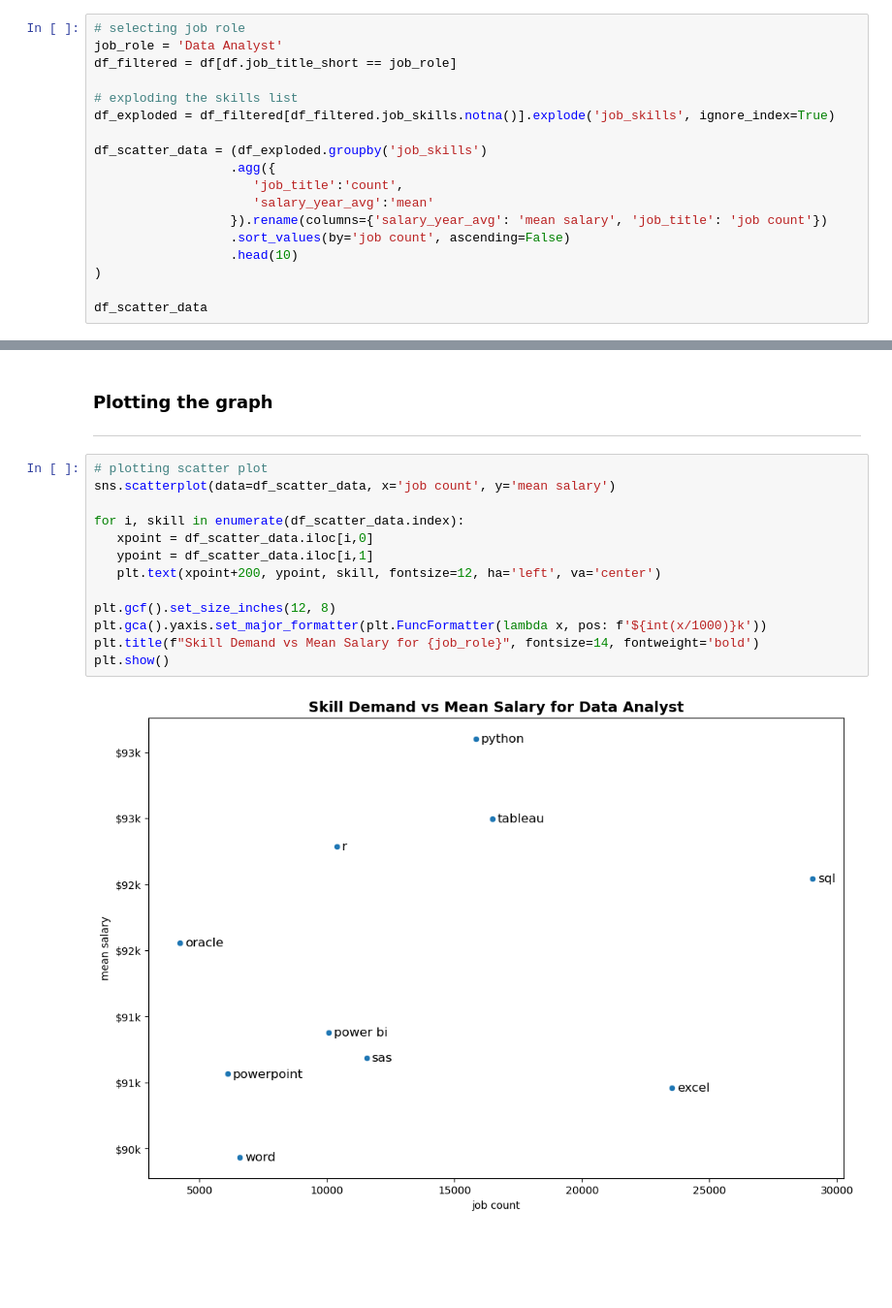
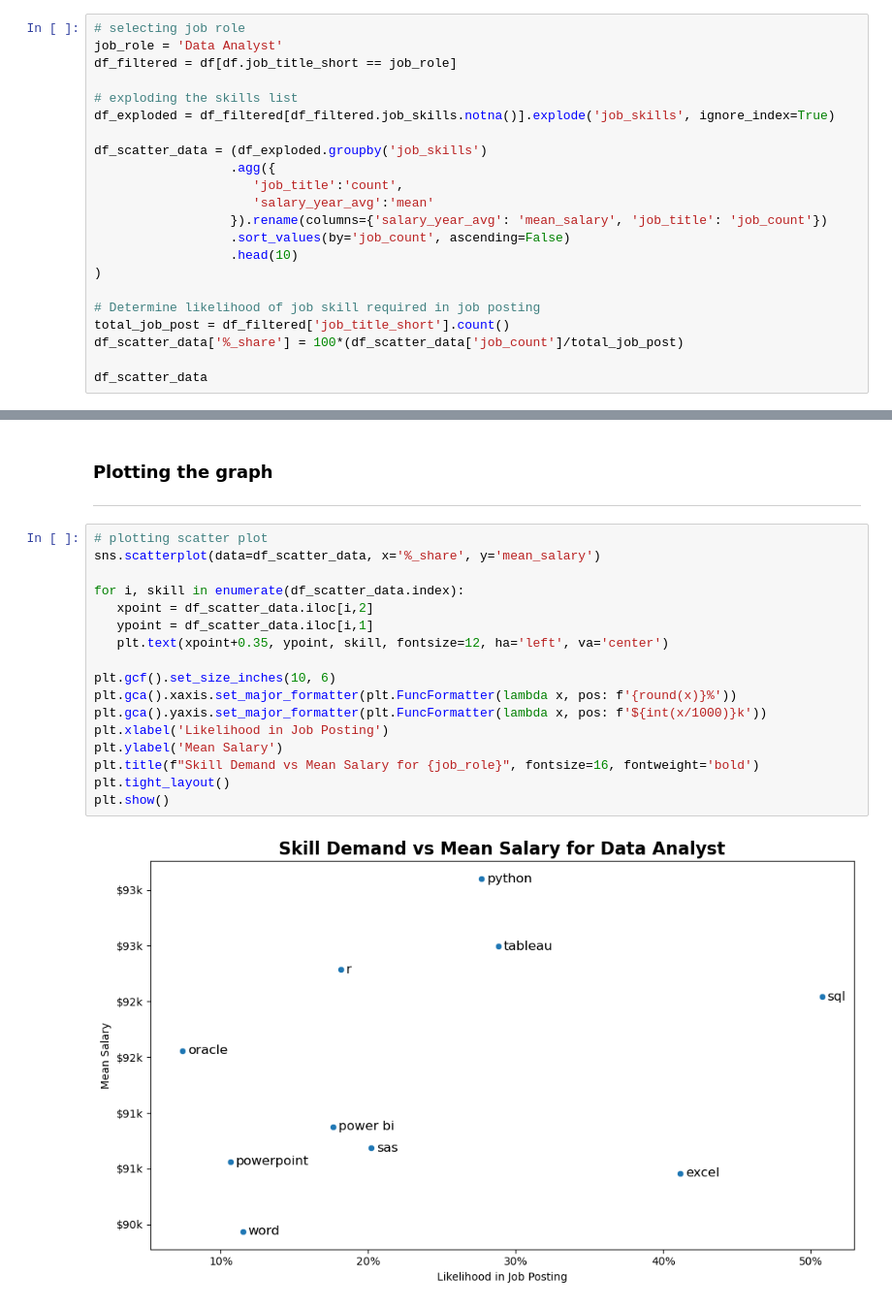
Before and after one commit to avinashchoudhary2004/Data-Professionals-Job-Market-Insights, a Jupyter notebook: 5_Most_Optimal_Skills.ipynb, the cells around one changed output, grey strips where cells are left out. Shown at 97% size. Cells and saved outputs as stored; diff of their text form; blank space fills up the shorter version.

```diff
--- a/5_Most_Optimal_Skills.ipynb
+++ b/5_Most_Optimal_Skills.ipynb
@@ -53,10 +53,14 @@ df_scatter_data = (df_exploded.groupby('job_skills')
                   .agg({
                      'job_title':'count',
                      'salary_year_avg':'mean'
-                  }).rename(columns={'salary_year_avg': 'mean salary', 'job_title': 'job count'})
-                  .sort_values(by='job count', ascending=False)
+                  }).rename(columns={'salary_year_avg': 'mean_salary', 'job_title': 'job_count'})
+                  .sort_values(by='job_count', ascending=False)
                   .head(10)
 )
 
+# Determine likelihood of job skill required in job posting
+total_job_post = df_filtered['job_title_short'].count()
+df_scatter_data['%_share'] = 100*(df_scatter_data['job_count']/total_job_post)
+
 df_scatter_data
 # %% [output]
@@ -77,16 +81,20 @@ df_scatter_data
 <hr>
 # %%
 # plotting scatter plot
-sns.scatterplot(data=df_scatter_data, x='job count', y='mean salary')
+sns.scatterplot(data=df_scatter_data, x='%_share', y='mean_salary')
 
 for i, skill in enumerate(df_scatter_data.index):
-   xpoint = df_scatter_data.iloc[i,0]
+   xpoint = df_scatter_data.iloc[i,2]
    ypoint = df_scatter_data.iloc[i,1]
-   plt.text(xpoint+200, ypoint, skill, fontsize=12, ha='left', va='center')
+   plt.text(xpoint+0.35, ypoint, skill, fontsize=12, ha='left', va='center')
 
-plt.gcf().set_size_inches(12, 8)
+plt.gcf().set_size_inches(10, 6)
+plt.gca().xaxis.set_major_formatter(plt.FuncFormatter(lambda x, pos: f'{round(x)}%'))
 plt.gca().yaxis.set_major_formatter(plt.FuncFormatter(lambda x, pos: f'${int(x/1000)}k'))
-plt.title(f"Skill Demand vs Mean Salary for {job_role}", fontsize=14, fontweight='bold')
+plt.xlabel('Likelihood in Job Posting')
+plt.ylabel('Mean Salary')
+plt.title(f"Skill Demand vs Mean Salary for {job_role}", fontsize=16, fontweight='bold')
+plt.tight_layout()
 plt.show()
 # %% [output]
-[figure, old version]
+[figure, new version]
```
Also changed, not shown: parts of 2 cells of this notebook, 4 other files.
